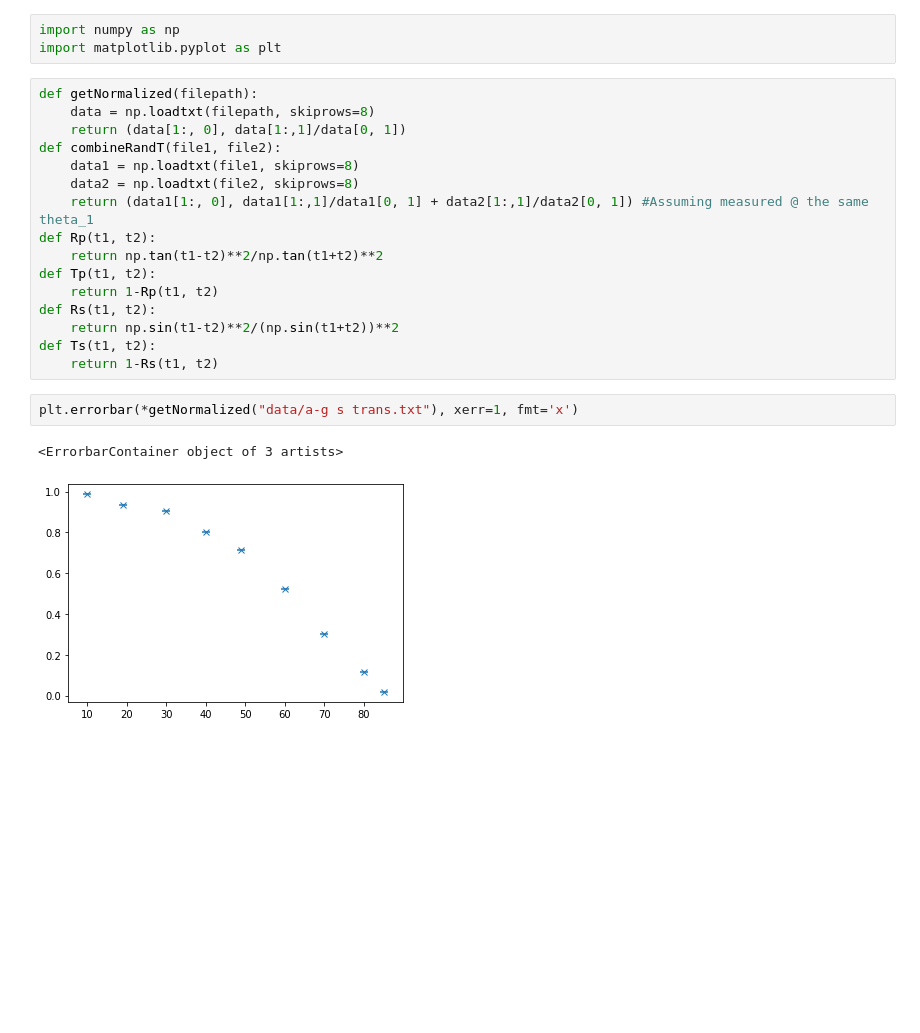
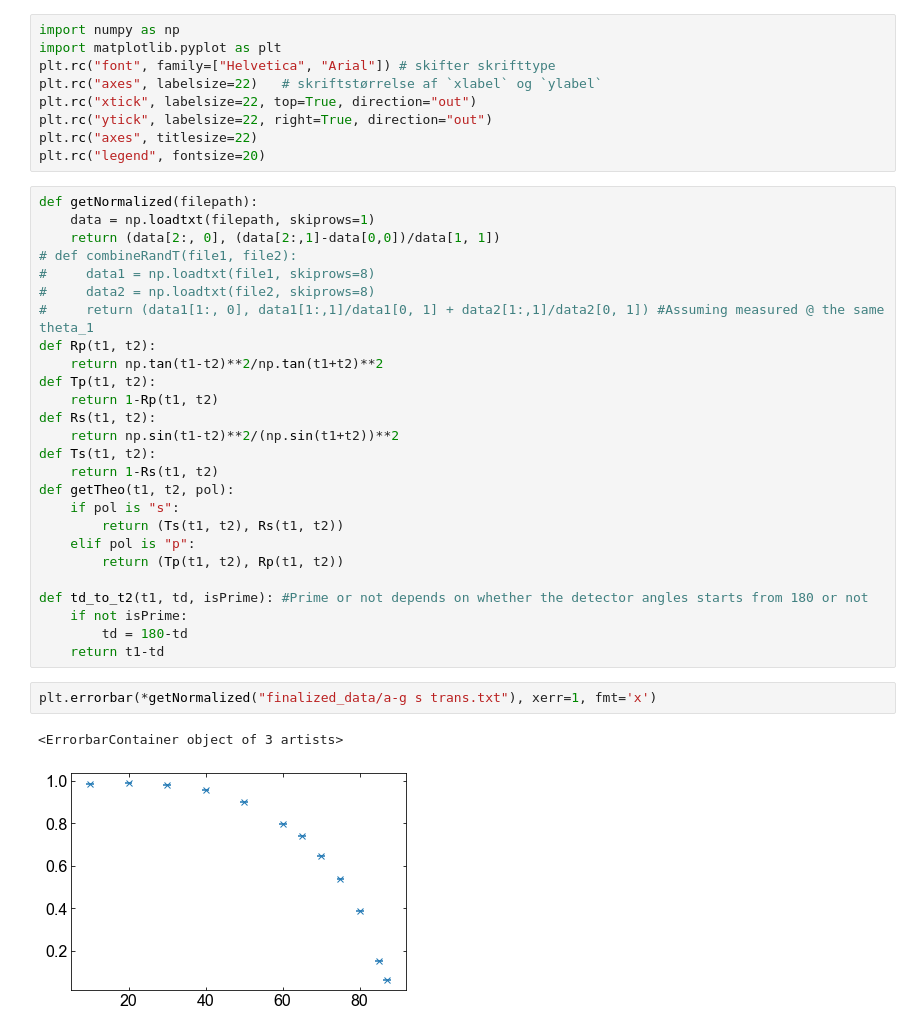
Before and after one commit to ttlindkvist/exphys2, a Jupyter notebook: plot.ipynb, the cells around one changed output. Cells and saved outputs as stored; diff of their text form; blank space fills up the shorter version.

Commit message:
Prelim figs - -with different normalization to account for the fact that I(0) is not the intensity max on the transmission curve

```diff
--- a/plot.ipynb
+++ b/plot.ipynb
@@ -1,14 +1,20 @@
-# %%
-import numpy as np
-import matplotlib.pyplot as plt
+# %%
+import numpy as np
+import matplotlib.pyplot as plt
+plt.rc("font", family=["Helvetica", "Arial"]) # skifter skrifttype
+plt.rc("axes", labelsize=22)   # skriftstørrelse af `xlabel` og `ylabel`
+plt.rc("xtick", labelsize=22, top=True, direction="out")
+plt.rc("ytick", labelsize=22, right=True, direction="out")
+plt.rc("axes", titlesize=22)
+plt.rc("legend", fontsize=20)
 # %%
 def getNormalized(filepath):
-    data = np.loadtxt(filepath, skiprows=8)
-    return (data[1:, 0], data[1:,1]/data[0, 1])
-def combineRandT(file1, file2):
-    data1 = np.loadtxt(file1, skiprows=8)
-    data2 = np.loadtxt(file2, skiprows=8)
-    return (data1[1:, 0], data1[1:,1]/data1[0, 1] + data2[1:,1]/data2[0, 1]) #Assuming measured @ the same theta_1
+    data = np.loadtxt(filepath, skiprows=1)
+    return (data[2:, 0], (data[2:,1]-data[0,0])/data[1, 1])
+# def combineRandT(file1, file2):
+#     data1 = np.loadtxt(file1, skiprows=8)
+#     data2 = np.loadtxt(file2, skiprows=8)
+#     return (data1[1:, 0], data1[1:,1]/data1[0, 1] + data2[1:,1]/data2[0, 1]) #Assuming measured @ the same theta_1
 def Rp(t1, t2):
     return np.tan(t1-t2)**2/np.tan(t1+t2)**2
 def Tp(t1, t2):
@@ -17,8 +23,18 @@ def Rs(t1, t2):
     return np.sin(t1-t2)**2/(np.sin(t1+t2))**2
 def Ts(t1, t2):
     return 1-Rs(t1, t2)
+def getTheo(t1, t2, pol):
+    if pol is "s":
+        return (Ts(t1, t2), Rs(t1, t2))
+    elif pol is "p":
+        return (Tp(t1, t2), Rp(t1, t2))
+
+def td_to_t2(t1, td, isPrime): #Prime or not depends on whether the detector angles starts from 180 or not
+    if not isPrime:
+        td = 180-td
+    return t1-td
 # %%
-plt.errorbar(*getNormalized("data/a-g s trans.txt"), xerr=1, fmt='x')
+plt.errorbar(*getNormalized("finalized_data/a-g s trans.txt"), xerr=1, fmt='x')
 # %% [output]
 <ErrorbarContainer object of 3 artists>
-[figure, old version]
+[figure, new version]
```
Also changed, not shown: parts of 3 cells of this notebook, 19 other files.
